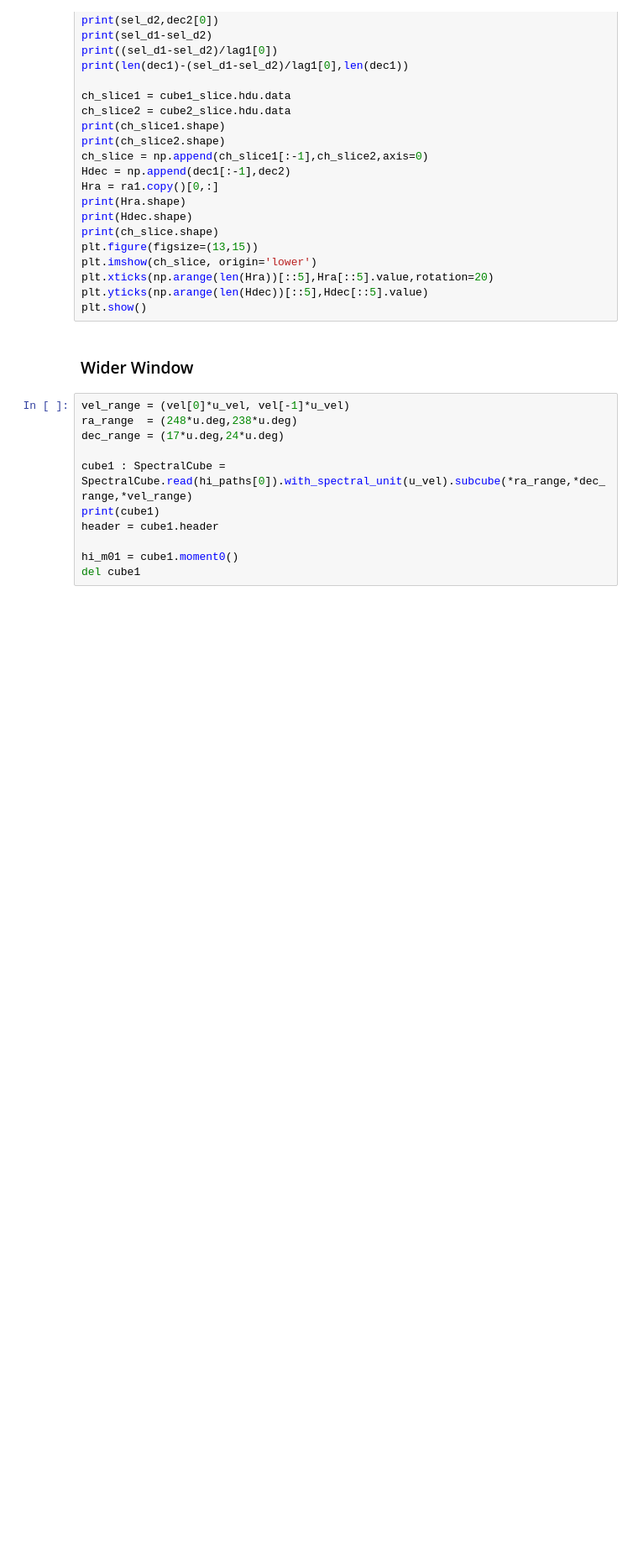
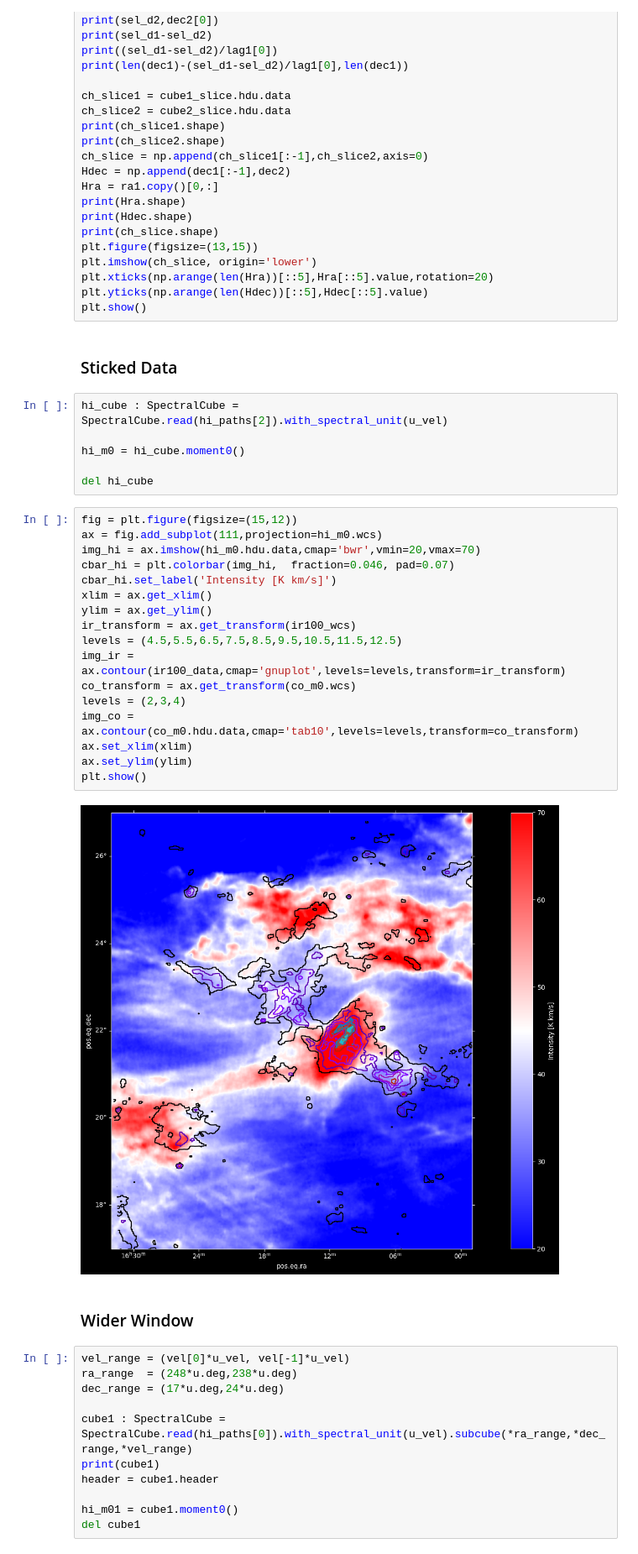
Before and after one commit to 00-berni/filaments_strc_param, a Jupyter notebook: fits_analysis.ipynb, the cells around one changed output. Shown at 84% size. Cells and saved outputs as stored; diff of their text form; blank space fills up the shorter version.

```diff
--- a/fits_analysis.ipynb
+++ b/fits_analysis.ipynb
@@ -363,6 +420,33 @@ plt.imshow(ch_slice, origin='lower')
 plt.xticks(np.arange(len(Hra))[::5],Hra[::5].value,rotation=20)
 plt.yticks(np.arange(len(Hdec))[::5],Hdec[::5].value)
 plt.show()
+# %% [markdown]
+### Sticked Data
+# %%
+hi_cube : SpectralCube = SpectralCube.read(hi_paths[2]).with_spectral_unit(u_vel)
+
+hi_m0 = hi_cube.moment0()
+
+del hi_cube
+# %%
+fig = plt.figure(figsize=(15,12))
+ax = fig.add_subplot(111,projection=hi_m0.wcs)
+img_hi = ax.imshow(hi_m0.hdu.data,cmap='bwr',vmin=20,vmax=70)
+cbar_hi = plt.colorbar(img_hi,  fraction=0.046, pad=0.07)
+cbar_hi.set_label('Intensity [K km/s]')
+xlim = ax.get_xlim()
+ylim = ax.get_ylim()
+ir_transform = ax.get_transform(ir100_wcs)
+levels = (4.5,5.5,6.5,7.5,8.5,9.5,10.5,11.5,12.5)
+img_ir = ax.contour(ir100_data,cmap='gnuplot',levels=levels,transform=ir_transform)
+co_transform = ax.get_transform(co_m0.wcs)
+levels = (2,3,4)
+img_co = ax.contour(co_m0.hdu.data,cmap='tab10',levels=levels,transform=co_transform)
+ax.set_xlim(xlim)
+ax.set_ylim(ylim)
+plt.show()
+# %% [output]
+[figure, added]
 # %% [markdown]
 ### Wider Window
 # %%
```
Also changed, not shown: parts of 10 cells of this notebook.
